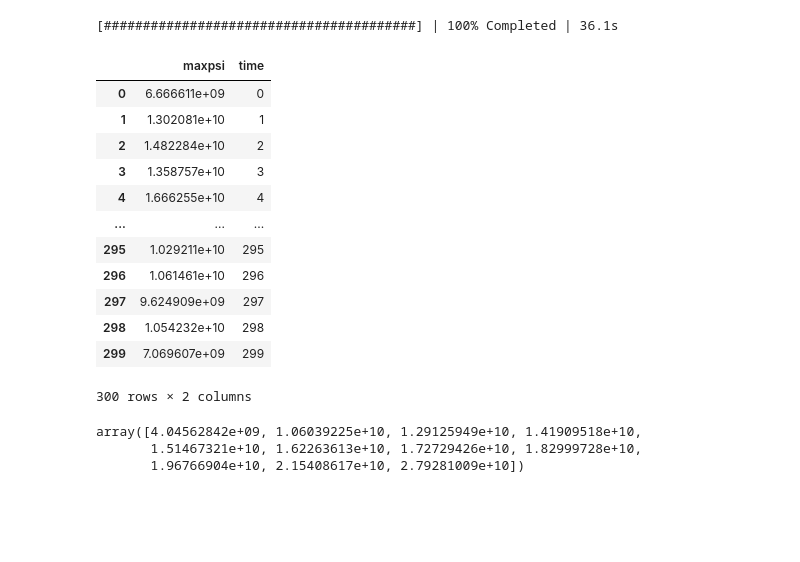
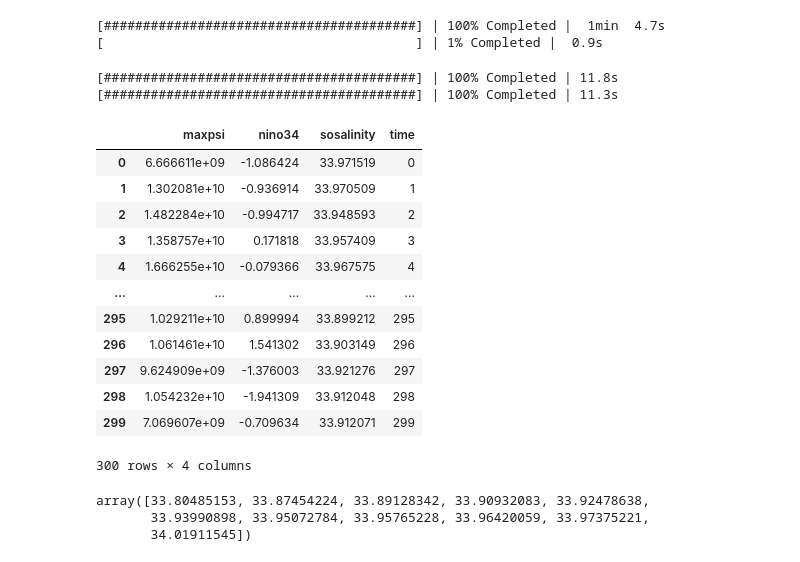
Before and after one commit to gmacgilchrist/esm4ppe_dev, a Jupyter notebook: notebooks/dev_startyears.ipynb, the cells around one changed output. Cells and saved outputs as stored; diff of their text form; code cells hidden in the pictures; blank space fills up the shorter version.

```diff
--- a/notebooks/dev_startyears.ipynb
+++ b/notebooks/dev_startyears.ipynb
@@ -34,35 +63,61 @@ def calc_maxpsi(vmo,latitude,zdim='rho2_l',threshold=1036.7):
     '''Retrieve maximum of psi in z-dimension'''
     psi = calc_psi(vmo,latitude,zdim=zdim)
     return psi.where(psi[zdim]>threshold).max(zdim)
+
+def calc_nino34(tos,area):
+    box_dict = {'xh':slice(-170,-120),'yh':slice(-5,5)}
+    tos_box = tos.sel(**box_dict).weighted(area).mean(['xh','yh'])
+    return (tos_box - tos_box.mean('time'))/tos_box.std('time')
+
+def calc_sosalinity(sos,area):
+    box_dict = {'yh':slice(-90,-55)}
+    sos_box = sos.sel(**box_dict).weighted(area).mean(['xh','yh'])
+    return sos_box
-# %%
-vmo = ds['vmo']
-maxpsi = calc_maxpsi(vmo,-60)
-with ProgressBar():
-    maxpsi = maxpsi.load()
-# %% [output]
-[########################################] | 100% Completed | 36.1s
+# %%
+vmo = ds['vmo']
+tos = ds['tos']
+sos = ds['sos']
+maxpsi = calc_maxpsi(vmo,-60)
+maxpsi.name = 'maxpsi'
+nino34 = calc_nino34(tos,grid['areacello'])
+nino34.name = 'nino34'
+sosalinity = calc_sosalinity(sos,grid['areacello'])
+sosalinity.name = 'sosalinity'
+with ProgressBar():
+    maxpsi = maxpsi.load()
+    nino34 = nino34.load()
+    sosalinity = sosalinity.load()
+# %% [output]
+[########################################] | 100% Completed |  1min  4.7s
+[                                        ] | 1% Completed |  0.9s
+[########################################] | 100% Completed | 11.8s
+[########################################] | 100% Completed | 11.3s
 # %%
-df = pd.DataFrame({'maxpsi':maxpsi,'time':np.arange(len(maxpsi['time']))})
+df = pd.DataFrame({'maxpsi':maxpsi,
+                   'nino34':nino34,
+                   'sosalinity':sosalinity,
+                   'time':np.arange(len(maxpsi['time']))})
 df
 # %% [output]
-|  | maxpsi | time |
-| 0 | 6.666611e+09 | 0 |
-| 1 | 1.302081e+10 | 1 |
-| 2 | 1.482284e+10 | 2 |
-| 3 | 1.358757e+10 | 3 |
-| 4 | 1.666255e+10 | 4 |
-| ... | ... | ... |
-| 295 | 1.029211e+10 | 295 |
-| 296 | 1.061461e+10 | 296 |
-| 297 | 9.624909e+09 | 297 |
-| 298 | 1.054232e+10 | 298 |
-| 299 | 7.069607e+09 | 299 |
+|  | maxpsi | nino34 | sosalinity | time |
+| 0 | 6.666611e+09 | -1.086424 | 33.971519 | 0 |
+| 1 | 1.302081e+10 | -0.936914 | 33.970509 | 1 |
+| 2 | 1.482284e+10 | -0.994717 | 33.948593 | 2 |
+| 3 | 1.358757e+10 | 0.171818 | 33.957409 | 3 |
+| 4 | 1.666255e+10 | -0.079366 | 33.967575 | 4 |
+| ... | ... | ... | ... | ... |
+| 295 | 1.029211e+10 | 0.899994 | 33.899212 | 295 |
+| 296 | 1.061461e+10 | 1.541302 | 33.903149 | 296 |
+| 297 | 9.624909e+09 | -1.376003 | 33.921276 | 297 |
+| 298 | 1.054232e+10 | -1.941309 | 33.912048 | 298 |
+| 299 | 7.069607e+09 | -0.709634 | 33.912071 | 299 |
-300 rows × 2 columns
+300 rows × 4 columns
 # %%
 # Calculate percentiles
-bins = df.quantile(q=np.arange(0,1.1,0.1))['maxpsi'].to_numpy()
+primaryvar = 'sosalinity'
+bins = df.quantile(q=np.arange(0,1.1,0.1))[primaryvar].to_numpy()
 bins
 # %% [output]
-array([4.04562842e+09, 1.06039225e+10, 1.29125949e+10, 1.41909518e+10,
-       1.51467321e+10, 1.62263613e+10, 1.72729426e+10, 1.82999728e+10,
-       1.96766904e+10, 2.15408617e+10, 2.79281009e+10])
+array([33.80485153, 33.87454224, 33.89128342, 33.90932083, 33.92478638,
+       33.93990898, 33.95072784, 33.95765228, 33.96420059, 33.97375221,
+       34.01911545])
```
Also changed, not shown: parts of 17 cells of this notebook, 1 other file.
